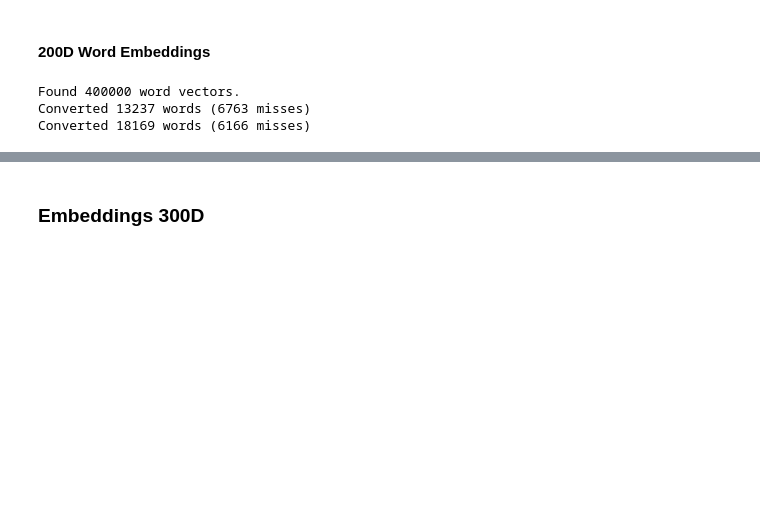
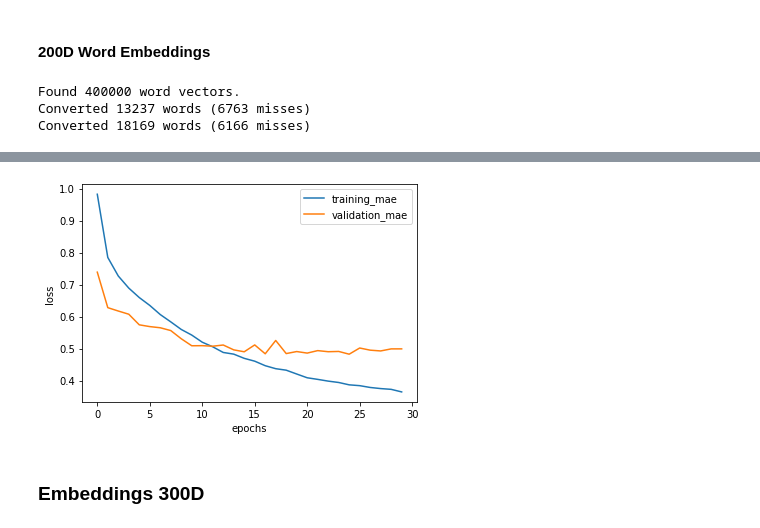
Before and after one commit to jacobh310/food_nlp, a Jupyter notebook: data_cleaning_exploration_model_building/Model Building.ipynb, the cells around one changed output, grey strips where cells are left out. Drawn from its saved outputs; the diff is of its cells as text; code cells hidden in the pictures; blank space fills up the shorter version.

```diff
--- a/data_cleaning_exploration_model_building/Model Building.ipynb
+++ b/data_cleaning_exploration_model_building/Model Building.ipynb
@@ -392,3 +390,7 @@ Epoch 13/30
+# %%
+plot_loss(history)
+# %% [output]
+[figure, added]
 # %% [markdown]
 ### Embeddings 300D
 # %%
```
Also changed, not shown: parts of 28 cells of this notebook.
